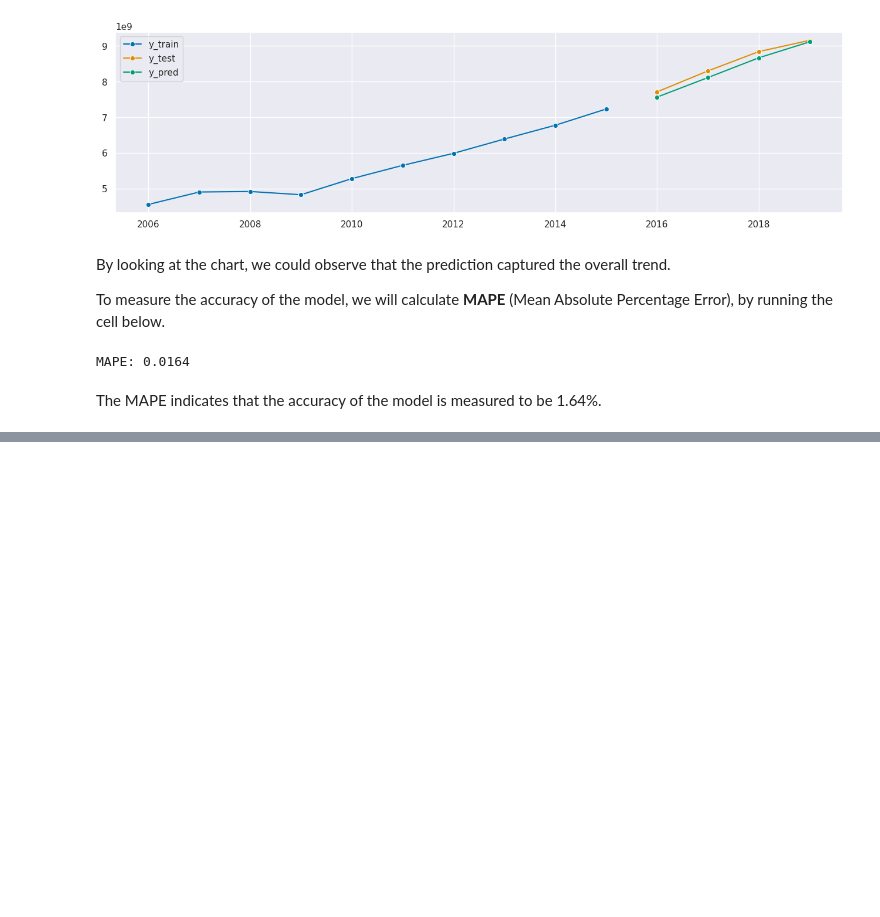
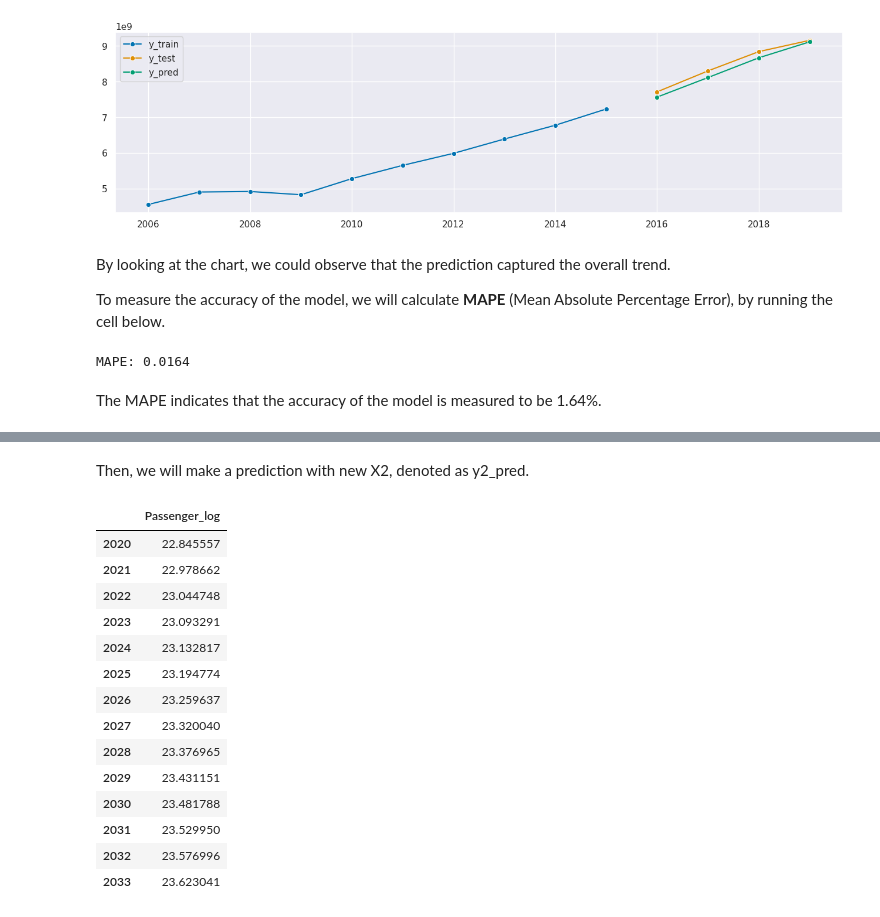
Before and after one commit to 91htjung/AirportBusinessAnalytics, a Jupyter notebook: 01-Forecast_Longterm_Econometric.ipynb, the cells around one changed output, grey strips where cells are left out. Drawn from its saved outputs; the diff is of its cells as text; code cells hidden in the pictures; blank space fills up the shorter version.

```diff
--- a/01-Forecast_Longterm_Econometric.ipynb
+++ b/01-Forecast_Longterm_Econometric.ipynb
@@ -402,0 +392,22 @@ y2_pred = forecaster.predict(fh2, X=X2)
+# %% [markdown]
+Then, we will make a prediction with new X2, denoted as y2_pred.
+# %%
+y2_pred = regressor.predict(X2)
+y2_pred = pd.DataFrame(y2_pred, index=X2.index, columns=['Passenger_log'])
+y2_pred
+# %% [output]
+|  | Passenger_log |
+| 2020 | 22.845557 |
+| 2021 | 22.978662 |
+| 2022 | 23.044748 |
+| 2023 | 23.093291 |
+| 2024 | 23.132817 |
+| 2025 | 23.194774 |
+| 2026 | 23.259637 |
+| 2027 | 23.320040 |
+| 2028 | 23.376965 |
+| 2029 | 23.431151 |
+| 2030 | 23.481788 |
+| 2031 | 23.529950 |
+| 2032 | 23.576996 |
+| 2033 | 23.623041 |
```
Also changed, not shown: parts of 14 cells of this notebook.
